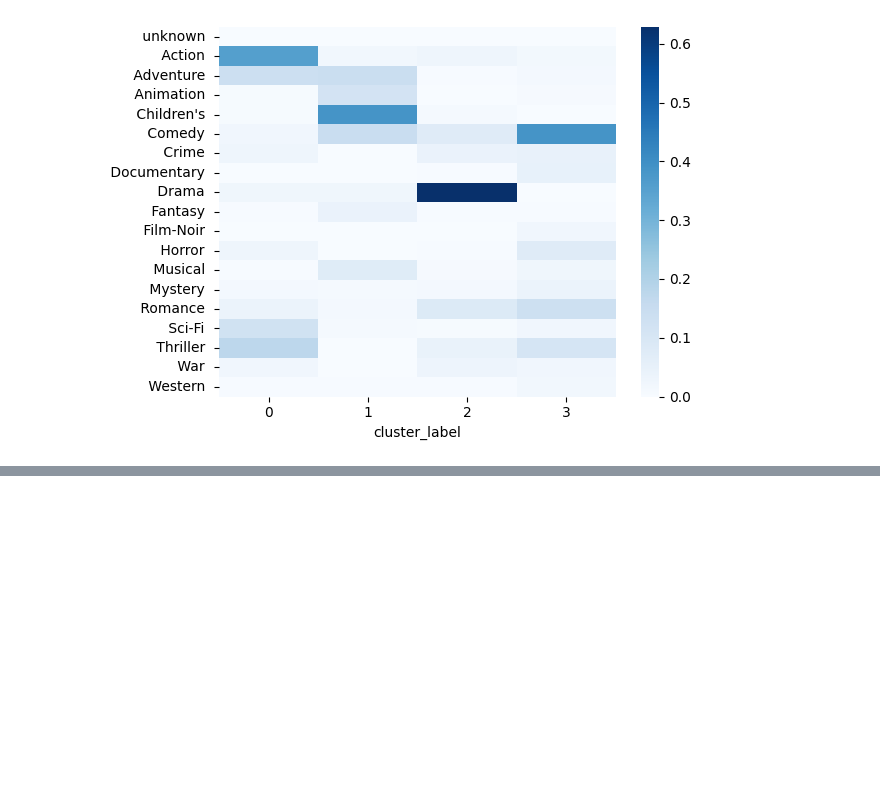
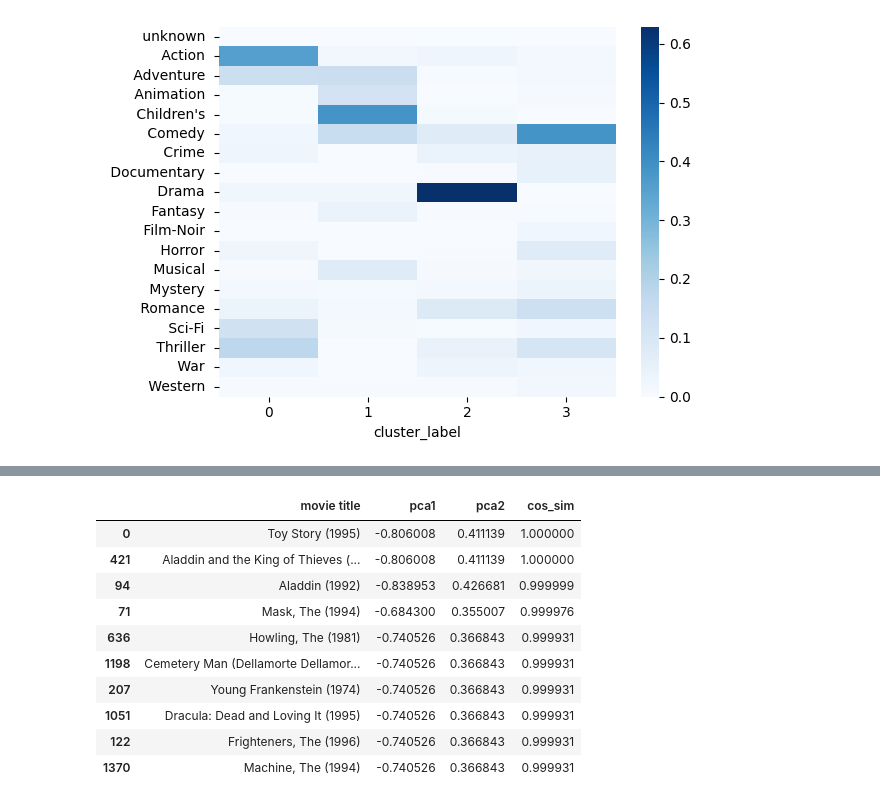
Before and after one commit to Mashall249/Python_practice, a Jupyter notebook: Jupyter/MachineLearning/J/StanderedConcept2.ipynb, the cells around one changed output, grey strips where cells are left out. Saved outputs shown, nothing was run; the diff lists cells and outputs as text; code cells hidden in the pictures; blank space fills up the shorter version.

```diff
--- a/Jupyter/MachineLearning/J/StanderedConcept2.ipynb
+++ b/Jupyter/MachineLearning/J/StanderedConcept2.ipynb
@@ -113,0 +167,3 @@ sns.heatmap((cluster_genre_df / cluster_genre_df.sum()), cmap='Blues')
+# %%
+def cos_sim(v1,v2):
+  return np.dot(v1,v2)/(np.linalg.norm(v1) * np.linalg.norm(v2))
@@ -113,0 +190,14 @@ sns.heatmap((cluster_genre_df / cluster_genre_df.sum()), cmap='Blues')
+# %%
+pca_movie_df.sort_values(by='cos_sim',ascending=False).head(10)
+# %% [output]
+|  | movie title | pca1 | pca2 | cos_sim |
+| 0 | Toy Story (1995) | -0.806008 | 0.411139 | 1.000000 |
+| 421 | Aladdin and the King of Thieves (... | -0.806008 | 0.411139 | 1.000000 |
+| 94 | Aladdin (1992) | -0.838953 | 0.426681 | 0.999999 |
+| 71 | Mask, The (1994) | -0.684300 | 0.355007 | 0.999976 |
+| 636 | Howling, The (1981) | -0.740526 | 0.366843 | 0.999931 |
+| 1198 | Cemetery Man (Dellamorte Dellamor... | -0.740526 | 0.366843 | 0.999931 |
+| 207 | Young Frankenstein (1974) | -0.740526 | 0.366843 | 0.999931 |
+| 1051 | Dracula: Dead and Loving It (1995) | -0.740526 | 0.366843 | 0.999931 |
+| 122 | Frighteners, The (1996) | -0.740526 | 0.366843 | 0.999931 |
+| 1370 | Machine, The (1994) | -0.740526 | 0.366843 | 0.999931 |
```
Also changed, not shown: parts of 10 cells of this notebook.
